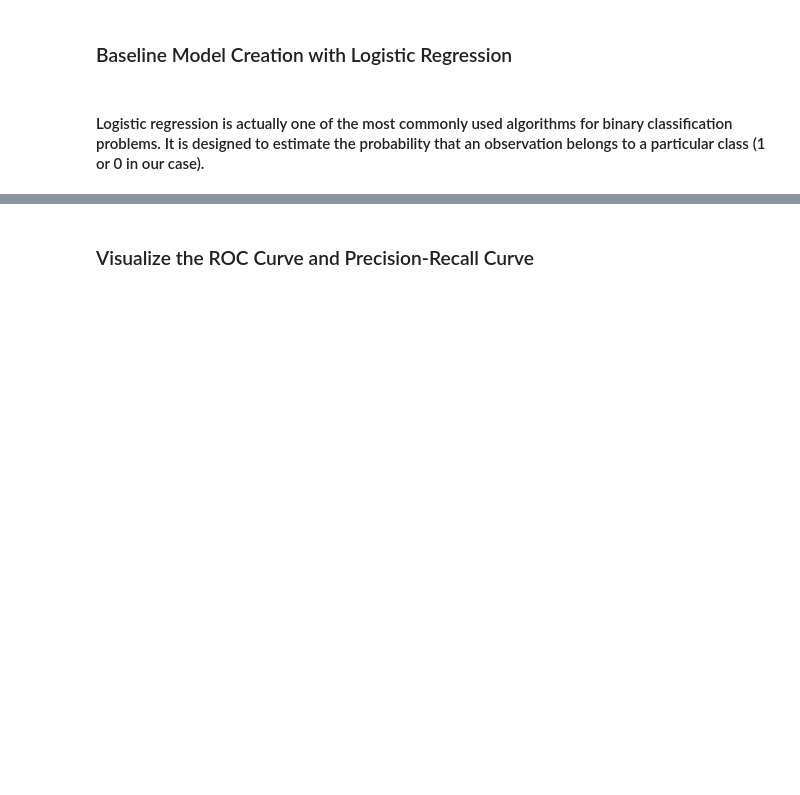
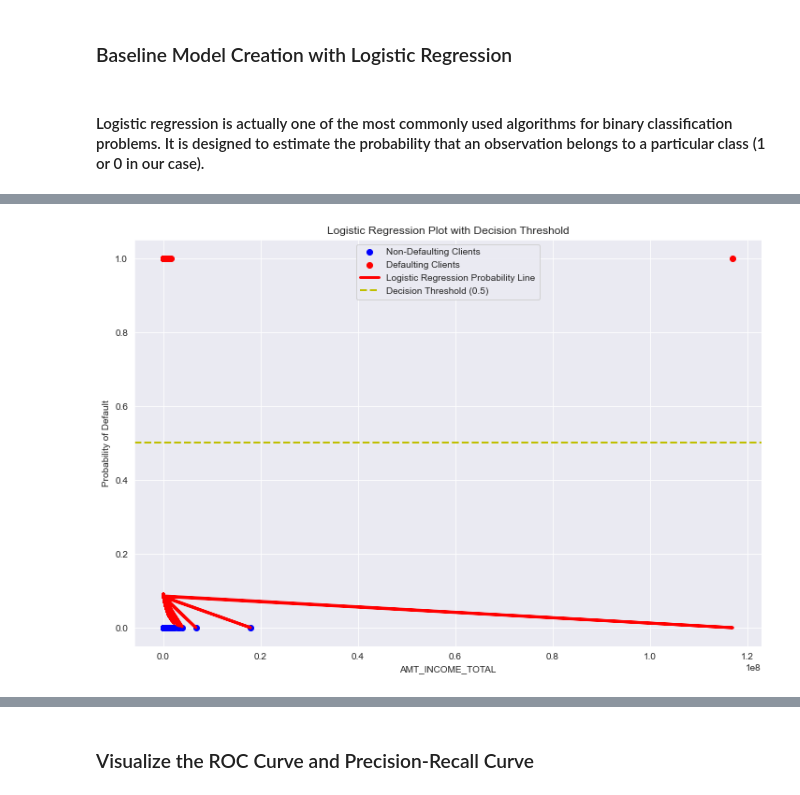
Before and after one commit to preudh/OC_IA_P4_Build_a_scoring_model, a Jupyter notebook: notebooks/Preudhomme_Patrice_notebook_modelisation_062024.ipynb, the cells around one changed output, grey strips where cells are left out. Cells and saved outputs as stored; diff of their text form; code cells hidden in the pictures; blank space fills up the shorter version.

```diff
--- a/notebooks/Preudhomme_Patrice_notebook_modelisation_062024.ipynb
+++ b/notebooks/Preudhomme_Patrice_notebook_modelisation_062024.ipynb
@@ -267,0 +253,89 @@ Mean Cost: -39294.4
+# %%
+import os
+import sys
+import pandas as pd
+import numpy as np
+import matplotlib.pyplot as plt
+from sklearn.linear_model import LogisticRegression
+from sklearn.model_selection import cross_val_score, train_test_split
+from sklearn.preprocessing import StandardScaler
+from sklearn.pipeline import Pipeline
+from sklearn.metrics import make_scorer, roc_auc_score, confusion_matrix, roc_curve, precision_recall_curve, ConfusionMatrixDisplay
+
+# Check if using Google Colab
+using_colab = 'google.colab' in sys.modules
+
+if using_colab:
+    # Load the CSV file using the relative path
+    project_root = '/content/drive/MyDrive/YourProjectFolder'  # Adjust the path as necessary
+else:
+    # Get the current working directory as base directory for the notebook
+    base_dir = os.getcwd()
+    # Adjust the project root path relatively to where the notebook is located
+    project_root = os.path.join(base_dir, '..')
+
+# Load the CSV file using relative path
+train_domain_path = os.path.join(project_root, 'data', 'app_train_domain.csv')
+train_data = pd.read_csv(train_domain_path)  # Load the training data
+
+# Use 'AMT_INCOME_TOTAL' as the feature and 'TARGET' as the target variable
+X = train_data['AMT_INCOME_TOTAL'].values.reshape(-1, 1) # Feature: AMT_INCOME_TOTAL (reshape to 2D array) for training
+y = train_data['TARGET'].values # Target variable for training
+
+# Create a custom cost metric function
+def cost_metric(y_true, y_pred):
+    false_negatives = ((y_true == 1) & (y_pred == 0)).sum()  # Count the false negatives, y_true = 1 and y_pred = 0, sum() counts the number of True values
+    false_positives = ((y_true == 0) & (y_pred == 1)).sum()  # Count the false positives, y_true = 0 and y_pred = 1, sum() counts the number of True values
+    return 10 * false_negatives + false_positives  # Return the cost metric
+
+# Create a scorer using the custom cost metric
+cost_scorer = make_scorer(cost_metric, greater_is_better=False) # Create a scorer for the cost metric
+
+# Create a pipeline with standard scaler and logistic regression
+pipeline = Pipeline([ # Define the pipeline
+    ('scaler', StandardScaler()), # Step 1: Standard Scaler
+    ('log_reg', LogisticRegression(random_state=42, max_iter=1000)) # Step 2: Logistic Regression, max_iter=1000 means maximum number of iterations taken for the solvers to converge
+])
+
+# Split the data into training and testing sets
+X_train, X_test, y_train, y_test = train_test_split(X, y, test_size=0.2, random_state=42) # Split the data into training and testing sets for X (features) and y (target variable)
+
+# Perform cross-validation to evaluate the model
+cv_scores = cross_val_score(pipeline, X_train, y_train, cv=3, scoring=cost_scorer) # Perform cross-validation with 3 folds and custom cost metric
+
+# Calculate the mean cost score
+mean_cost_score = np.mean(cv_scores)
+print(f'Mean Cost Score: {mean_cost_score}')
+
+# Fit the pipeline on the training data
+pipeline.fit(X_train, y_train) # Fit the pipeline on the training data means scaling the data and fitting the logistic regression model to the training data
+
+# Predict probabilities on the test set
+y_pred_proba = pipeline.predict_proba(X_test)[:, 1] # Predict probabilities for the test set using the pipeline [:, 1] selects the probabilities for the positive class
+y_pred = (y_pred_proba >= 0.5).astype(int) # Convert probabilities to binary predictions using a threshold of 0.5
+
+# Apply the custom cost metric on the test set
+test_cost = cost_metric(y_test, y_pred) # Calculate the cost metric on the test set
+print(f'Test Cost: {test_cost}') # Print the test cost
+
+# Create a larger figure to visualize the plot
+plt.figure(figsize=(12, 8))
+
+# Plotting the data points with different colors for each class
+plt.scatter(X_test[y_test == 0], y_test[y_test == 0], color='blue', label='Non-Defaulting Clients')  # Non-defaulters in blue
+plt.scatter(X_test[y_test == 1], y_test[y_test == 1], color='red', label='Defaulting Clients')  # Defaulters in red
+
+# Plotting the logistic regression probability line
+plt.plot(X_test, y_pred_proba, c='r', lw=3, label='Logistic Regression Probability Line')
+
+# Add a horizontal line for the decision threshold
+decision_threshold = 0.5
+plt.axhline(y=decision_threshold, color='y', linestyle='--', lw=2, label='Decision Threshold (0.5)')
+
+# Add labels and legend
+plt.xlabel('AMT_INCOME_TOTAL')  # Label for X axis
+plt.ylabel('Probability of Default')  # Label for Y axis
+plt.legend()
+plt.title('Logistic Regression Plot with Decision Threshold')
+plt.show()
+# %% [output]
@@ -267,0 +344 @@ Mean Cost: -39294.4
+[figure, added]
```
Also changed, not shown: parts of 30 cells of this notebook.
